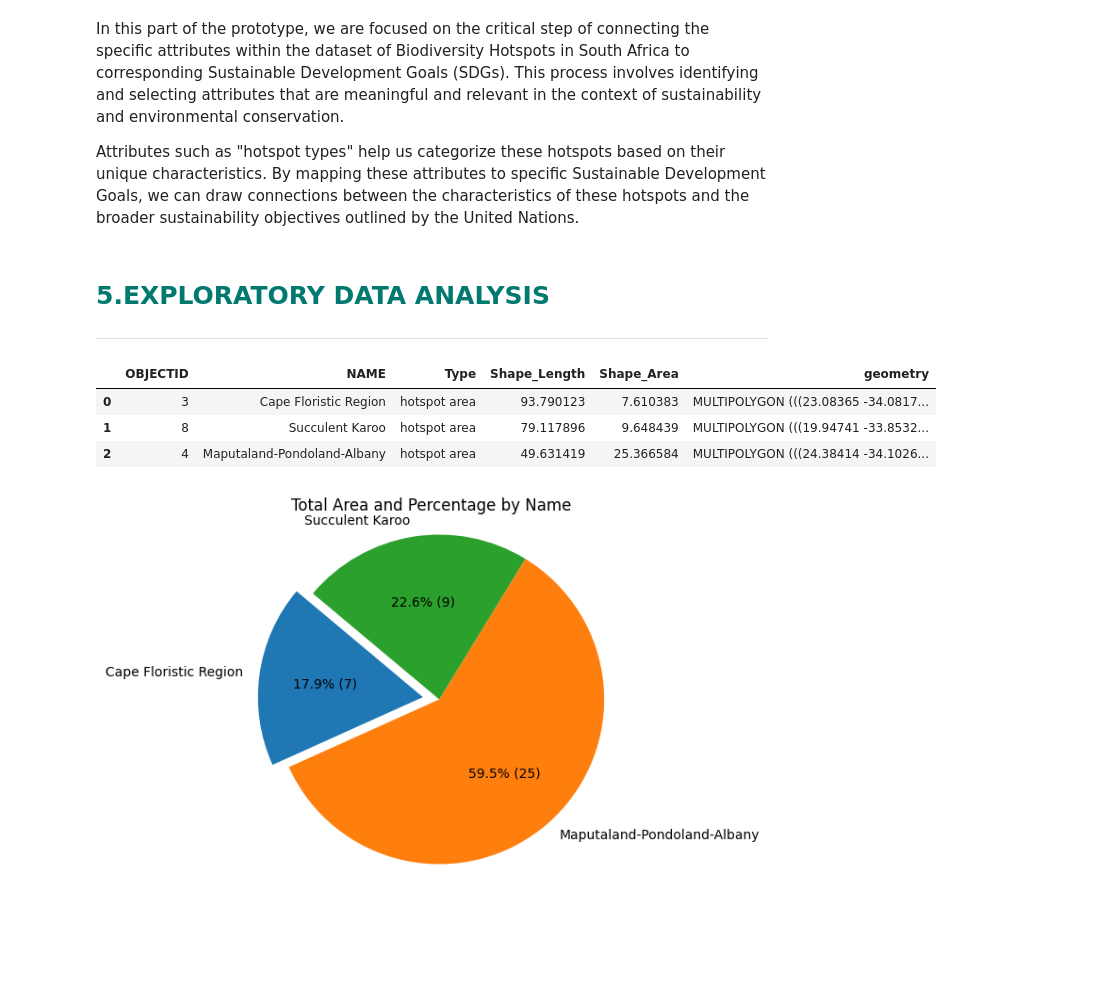
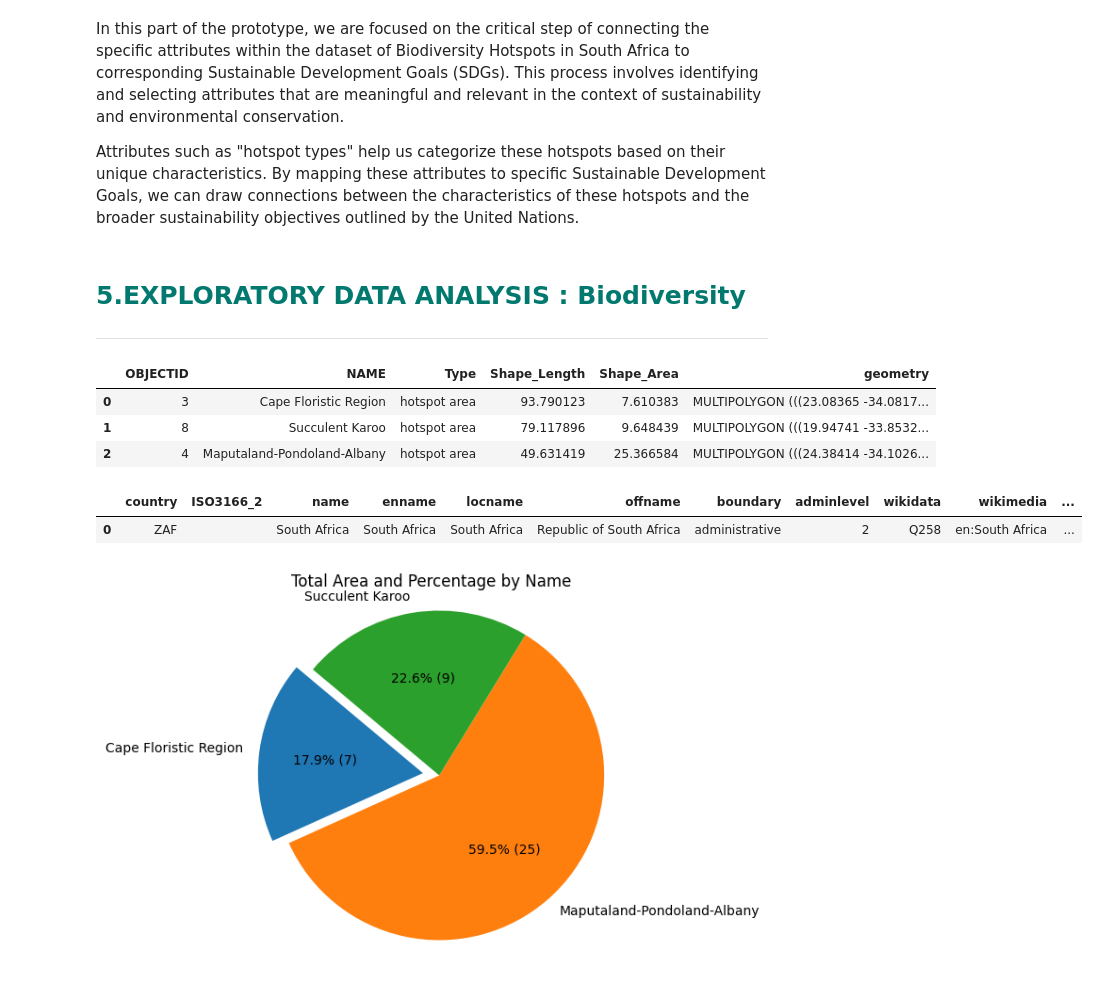
Before and after one commit to moja-global/Land_Sector_Datasets, a Jupyter notebook: Data/LandCover/Siziwe_Task 2_Mapping_Prototype/Siziwe_Task 2_Mapping_Prototype.ipynb, the cells around one changed output. Drawn from its saved outputs; the diff is of its cells as text; code cells hidden in the pictures; blank space fills up the shorter version.

```diff
--- a/Data/LandCover/Siziwe_Task 2_Mapping_Prototype/Siziwe_Task 2_Mapping_Prototype.ipynb
+++ b/Data/LandCover/Siziwe_Task 2_Mapping_Prototype/Siziwe_Task 2_Mapping_Prototype.ipynb
@@ -105,7 +107,7 @@ Attributes such as "hotspot types" help us categorize these hotspots based on th
 By mapping these attributes to specific Sustainable Development Goals, we can draw connections between the characteristics of these hotspots and the broader sustainability objectives outlined by the United Nations.
 # %% [markdown]
 <a class="anchor" id="part5"></a>
-# <span style="font-family: candara; font-size: 25px; font-style: normal; font-weight: bold; letter-spacing: 3px; text-align: center; color:  #01796F; line-height:1.0">5.EXPLORATORY DATA ANALYSIS </span>
+# <span style="font-family: candara; font-size: 25px; font-style: normal; font-weight: bold; letter-spacing: 3px; text-align: center; color:  #01796F; line-height:1.0">5.EXPLORATORY DATA ANALYSIS : Biodiversity </span>
 
 <hr style="height: 0.5px; border: 0; background-color: #342D7E">
 # %%
@@ -122,6 +124,11 @@ df_sa_bio.head()
 | 0 | 3 | Cape Floristic Region | hotspot area | 93.790123 | 7.610383 | MULTIPOLYGON (((23.08365 -34.0817... |
 | 1 | 8 | Succulent Karoo | hotspot area | 79.117896 | 9.648439 | MULTIPOLYGON (((19.94741 -33.8532... |
 | 2 | 4 | Maputaland-Pondoland-Albany | hotspot area | 49.631419 | 25.366584 | MULTIPOLYGON (((24.38414 -34.1026... |
+# %%
+df_sa_bound.head()
+# %% [output]
+|  | country | ISO3166_2 | name | enname | locname | offname | boundary | adminlevel | wikidata | wikimedia | ... |
+| 0 | ZAF |  | South Africa | South Africa | South Africa | Republic of South Africa | administrative | 2 | Q258 | en:South Africa | ... |
 # %%
 # Group the data by 'NAME' and calculate the sum of 'Shape_Area'
 area_by_name = df_sa_bio.groupby('NAME')['Shape_Area'].sum()
```
Also changed, not shown: parts of 1 cell of this notebook, 1 other file.
